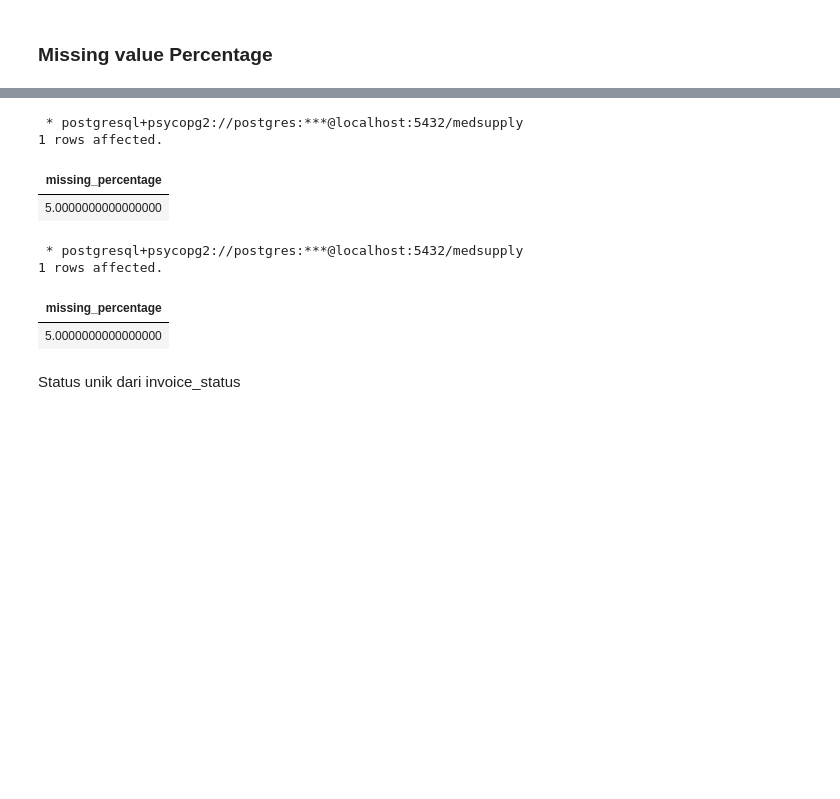
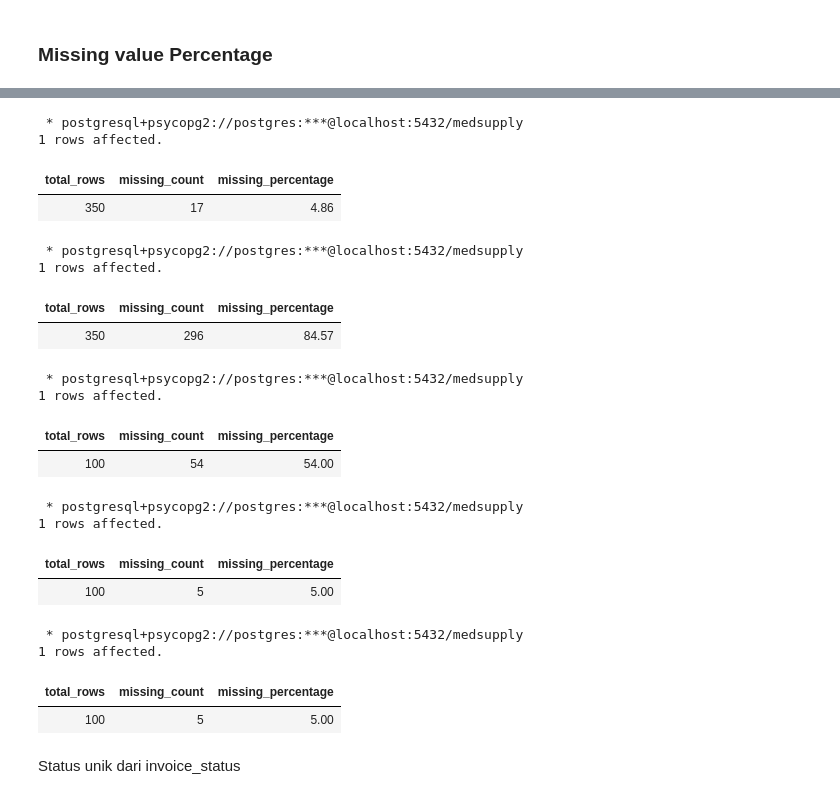
Before and after one commit to Rpfitrah/MedSupply-Project, a Jupyter notebook: 03-Data_Verification.ipynb, the cells around one changed output, grey strips where cells are left out. Drawn from its saved outputs; the diff is of its cells as text; code cells hidden in the pictures; blank space fills up the shorter version.

```diff
--- a/03-Data_Verification.ipynb
+++ b/03-Data_Verification.ipynb
@@ -246,25 +232,68 @@ FROM transactions_item;
+# %%
+%%sql
+
+SELECT
+    COUNT(*) AS total_rows,
+    COUNT(*) - COUNT(inden_flag) AS missing_count,
+    ROUND(((COUNT(*) - COUNT(inden_flag)) * 100.0 / COUNT(*))::NUMERIC, 2) AS missing_percentage
+FROM transactions_item;
+# %% [output]
+ * postgresql+psycopg2://postgres:***@localhost:5432/medsupply
+1 rows affected.
+| total_rows | missing_count | missing_percentage |
+| 350 | 17 | 4.86 |
+# %%
+%%sql
+
+SELECT
+    COUNT(*) AS total_rows,
+    COUNT(*) - COUNT(inden_actual_time_days) AS missing_count,
+    ROUND(((COUNT(*) - COUNT(inden_actual_time_days)) * 100.0 / COUNT(*))::NUMERIC, 2) AS missing_percentage
+FROM transactions_item;
+# %% [output]
+ * postgresql+psycopg2://postgres:***@localhost:5432/medsupply
+1 rows affected.
+| total_rows | missing_count | missing_percentage |
+| 350 | 296 | 84.57 |
 # %%
 %%sql
 
 SELECT
-    (COUNT(*) - COUNT(delivery_date)) * 100.0 / COUNT(*) AS missing_percentage
+    COUNT(*) AS total_rows,
+    COUNT(*) - COUNT(delivery_date) AS missing_count,
+    ROUND(((COUNT(*) - COUNT(delivery_date)) * 100.0 / COUNT(*))::NUMERIC, 2) AS missing_percentage
 FROM transactions_main;
 # %% [output]
  * postgresql+psycopg2://postgres:***@localhost:5432/medsupply
 1 rows affected.
-| missing_percentage |
-| 5.0000000000000000 |
+| total_rows | missing_count | missing_percentage |
+| 100 | 54 | 54.00 |
-# %%
-%%sql
-
-SELECT
-    (COUNT(*) - COUNT(invoice_status)) * 100.0 / COUNT(*) AS missing_percentage
-FROM transactions_main;
-# %% [output]
- * postgresql+psycopg2://postgres:***@localhost:5432/medsupply
-1 rows affected.
-| missing_percentage |
-| 5.0000000000000000 |
+# %%
+%%sql
+
+SELECT
+    COUNT(*) AS total_rows,
+    COUNT(*) - COUNT(grand_total) AS missing_count,
+    ROUND(((COUNT(*) - COUNT(grand_total)) * 100.0 / COUNT(*))::NUMERIC, 2) AS missing_percentage
+FROM transactions_main;
+# %% [output]
+ * postgresql+psycopg2://postgres:***@localhost:5432/medsupply
+1 rows affected.
+| total_rows | missing_count | missing_percentage |
+| 100 | 5 | 5.00 |
+# %%
+%%sql
+
+SELECT
+    COUNT(*) AS total_rows,
+    COUNT(*) - COUNT(invoice_status) AS missing_count,
+    ROUND(((COUNT(*) - COUNT(invoice_status)) * 100.0 / COUNT(*))::NUMERIC, 2) AS missing_percentage
+FROM transactions_main;
+# %% [output]
+ * postgresql+psycopg2://postgres:***@localhost:5432/medsupply
+1 rows affected.
+| total_rows | missing_count | missing_percentage |
+| 100 | 5 | 5.00 |
 # %% [markdown]
 Status unik dari invoice_status
 # %%
```
Also changed, not shown: parts of 8 cells of this notebook.
